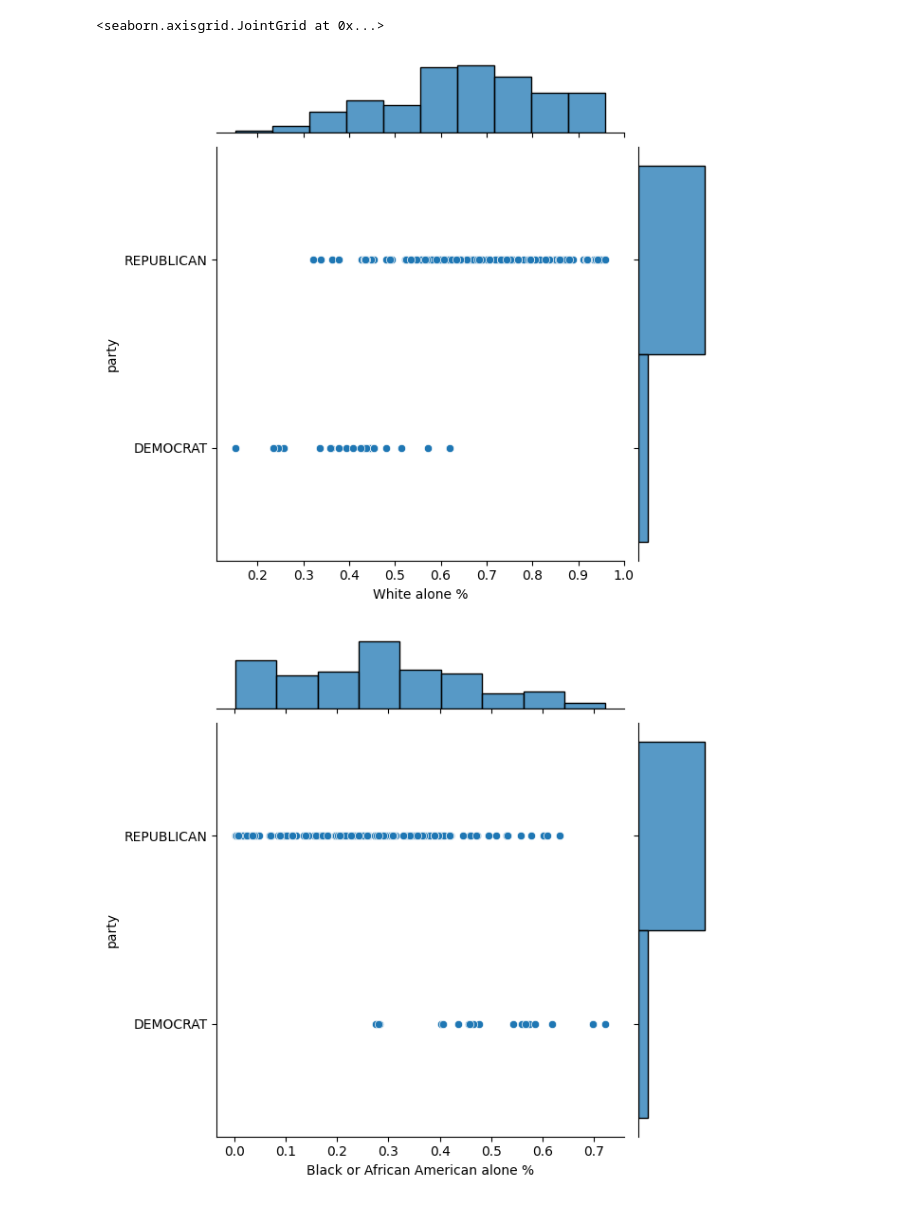
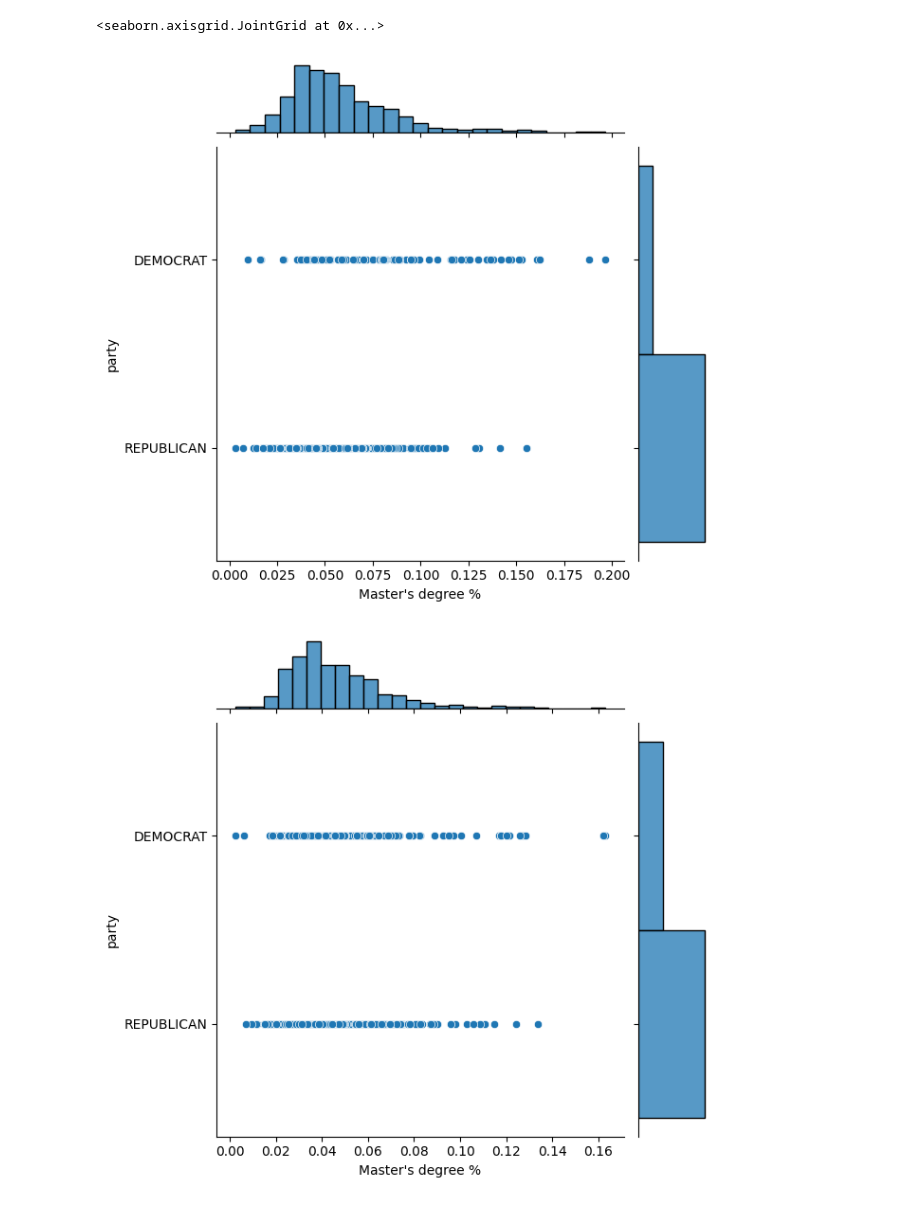
Before and after one commit to rixprakash/DS2002FinalProject, a Jupyter notebook: finalprojectcode.ipynb, the cells around one changed output. Drawn from its saved outputs; the diff is of its cells as text; code cells hidden in the pictures.

```diff
--- a/finalprojectcode.ipynb
+++ b/finalprojectcode.ipynb
@@ -88,0 +101,35 @@ print(ga_data2020.columns.tolist())
+# %%
+import seaborn as sns
+import matplotlib.pyplot as plt
+
+# Add a 'year' column to differentiate datasets
+merged_df2020['year'] = 2020
+merged_df2012['year'] = 2012
+
+# Combine the datasets for easier plotting
+combined_df = pd.concat([merged_df2020, merged_df2012])
+
+# Define colors for parties
+party_colors = {'REPUBLICAN': 'red', 'DEMOCRAT': 'blue'}
+
+# Create the plot
+# The 'markers' dictionary now uses numeric keys to match the 'year' column values
+sns.scatterplot(
+    data=combined_df,
+    x='Males 65+ %',
+    y='party',
+    hue='party',
+    palette=party_colors,
+    style='year',  # Differentiates years
+    markers={2012: 'o', 2020: 'X'},  # Use numeric keys for year values
+    alpha=0.8
+)
+
+# Add title and labels
+plt.title('Party by Percentage of Males 65+ (2012 and 2020)')
+plt.xlabel('Males 65+ %')
+plt.ylabel('Party')
+plt.legend(title="", loc='upper right',bbox_to_anchor=(1, 0.8))
+plt.tight_layout()
+
+plt.show()
@@ -100,8 +182,8 @@ sns.jointplot(x=ga_data2020['Females 65+ %'],y=ga_data2020['party'])
 # %%
-sns.jointplot(x=ga_data2020['White alone %'],y=ga_data2020['party'])
-sns.jointplot(x=ga_data2020['Black or African American alone %'],y=ga_data2020['party'])
+sns.jointplot(x=merged_df2020["Master's degree %"],y=merged_df2020['party'])
+sns.jointplot(x=merged_df2012["Master's degree %"],y=merged_df2012['party'])
 # %% [output]
 <seaborn.axisgrid.JointGrid at 0x...>
-[figure, old version]
+[figure, new version]
-[figure, old version]
+[figure, new version]
 # %%
```
Also changed, not shown: parts of 24 cells of this notebook.
